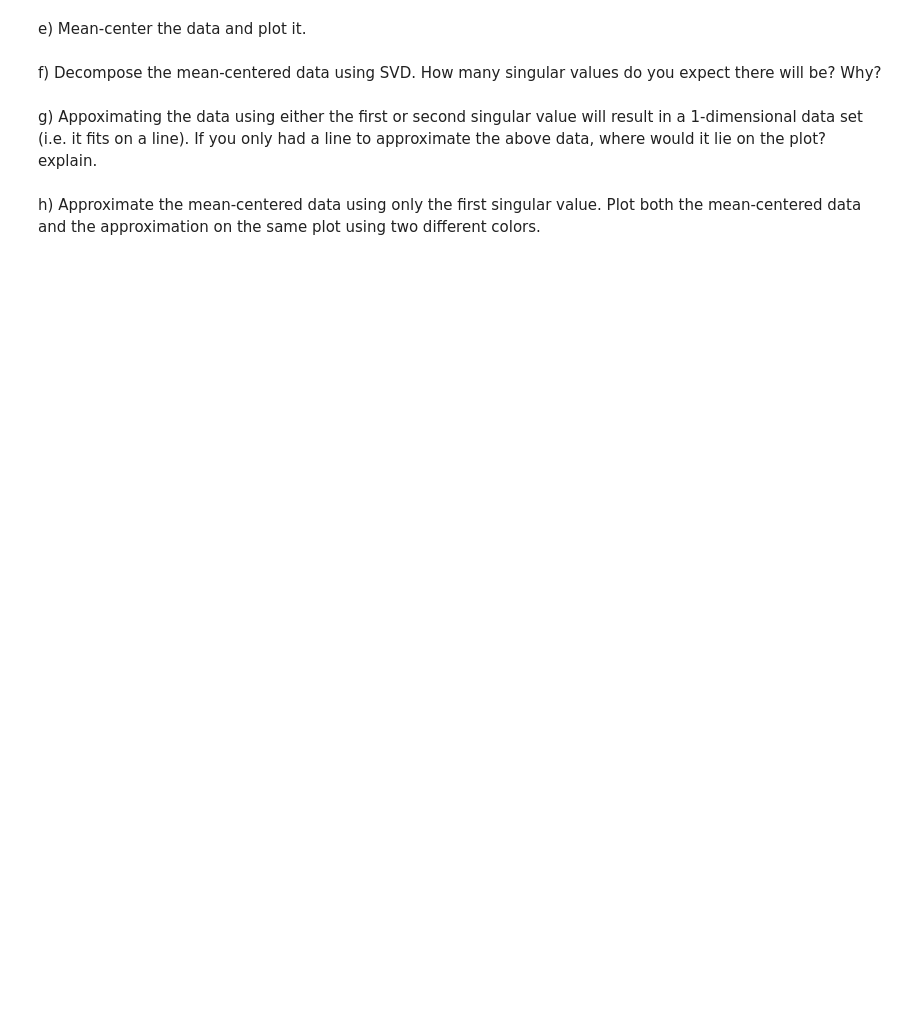
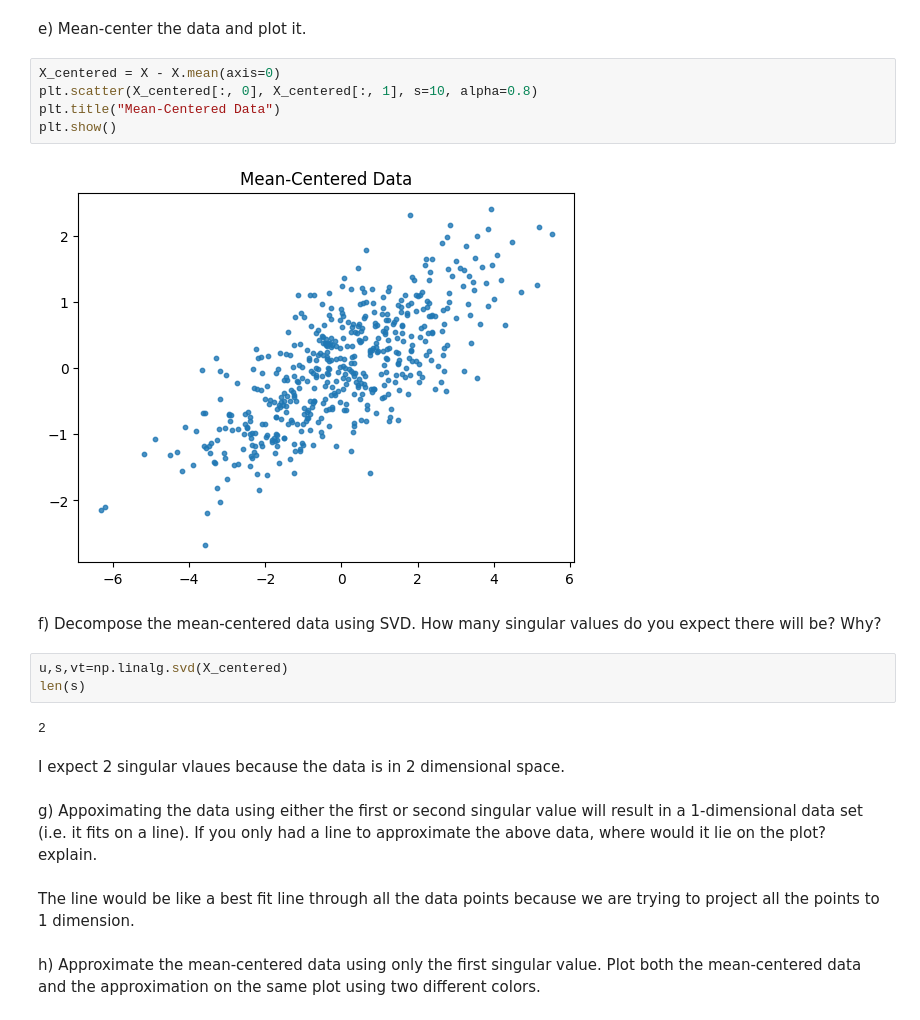
Before and after one commit to jackruan99/CS506-Spring2023, a Jupyter notebook: worksheets/worksheet_08.ipynb, the cells around one changed output. Cells and saved outputs as stored; diff of their text form; blank space fills up the shorter version.

```diff
--- a/worksheets/worksheet_08.ipynb
+++ b/worksheets/worksheet_08.ipynb
@@ -120,8 +153,24 @@ plt.show()
 # %% [markdown]
 e) Mean-center the data and plot it.
+# %%
+X_centered = X - X.mean(axis=0)
+plt.scatter(X_centered[:, 0], X_centered[:, 1], s=10, alpha=0.8)
+plt.title("Mean-Centered Data")
+plt.show()
+# %% [output]
+[figure, added]
 # %% [markdown]
 f) Decompose the mean-centered data using SVD. How many singular values do you expect there will be? Why?
+# %%
+u,s,vt=np.linalg.svd(X_centered)
+len(s)
+# %% [output]
+2
+# %% [markdown]
+I expect 2 singular vlaues because the data is in 2 dimensional space.
 # %% [markdown]
 g) Appoximating the data using either the first or second singular value will result in a 1-dimensional data set (i.e. it fits on a line). If you only had a line to approximate the above data, where would it lie on the plot? explain.
+# %% [markdown]
+The line would be like a best fit line through all the data points because we are trying to project all the points to 1 dimension.
 # %% [markdown]
 h) Approximate the mean-centered data using only the first singular value. Plot both the mean-centered data and the approximation on the same plot using two different colors.
```
Also changed, not shown: parts of 15 cells of this notebook, 1 other file.
